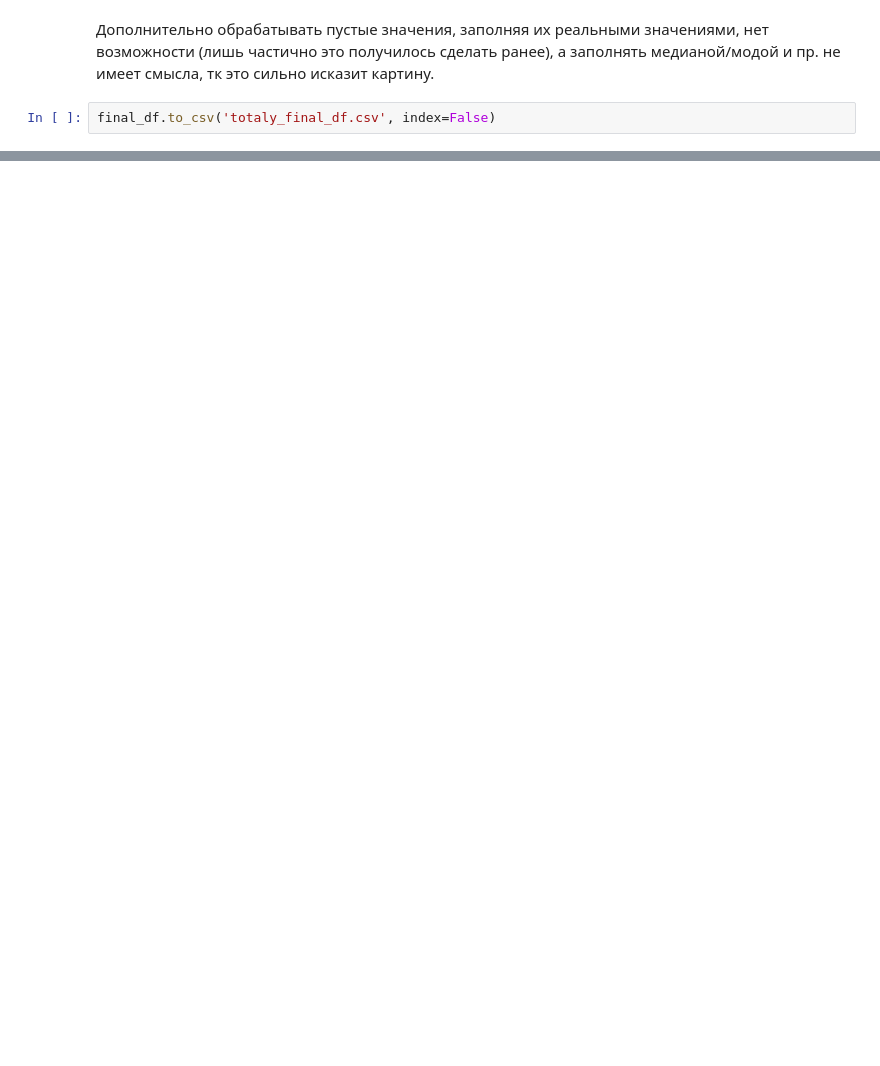
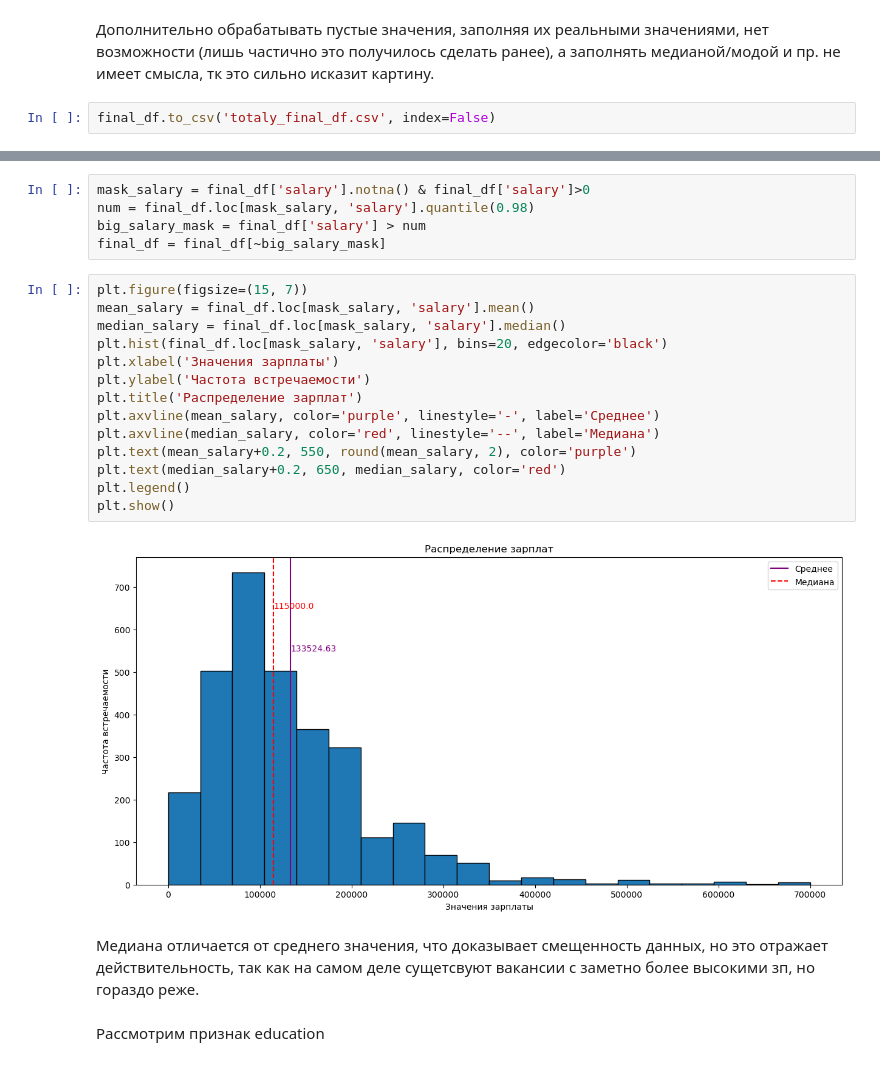
Before and after one commit to leosh1d/gp2, a Jupyter notebook: code/analysis/eda_df_final.ipynb, the cells around one changed output, grey strips where cells are left out. Saved outputs shown, nothing was run; the diff lists cells and outputs as text; blank space fills up the shorter version.

```diff
--- a/code/analysis/eda_df_final.ipynb
+++ b/code/analysis/eda_df_final.ipynb
@@ -393,0 +343,25 @@ plt.show()
+# %%
+mask_salary = final_df['salary'].notna() & final_df['salary']>0
+num = final_df.loc[mask_salary, 'salary'].quantile(0.98)
+big_salary_mask = final_df['salary'] > num
+final_df = final_df[~big_salary_mask]
+# %%
+plt.figure(figsize=(15, 7))
+mean_salary = final_df.loc[mask_salary, 'salary'].mean()
+median_salary = final_df.loc[mask_salary, 'salary'].median()
+plt.hist(final_df.loc[mask_salary, 'salary'], bins=20, edgecolor='black')
+plt.xlabel('Значения зарплаты')
+plt.ylabel('Частота встречаемости')
+plt.title('Распределение зарплат')
+plt.axvline(mean_salary, color='purple', linestyle='-', label='Среднее')
+plt.axvline(median_salary, color='red', linestyle='--', label='Медиана')
+plt.text(mean_salary+0.2, 550, round(mean_salary, 2), color='purple')
+plt.text(median_salary+0.2, 650, median_salary, color='red')
+plt.legend()
+plt.show()
+# %% [output]
+[figure, added]
+# %% [markdown]
+Медиана отличается от среднего значения, что доказывает смещенность данных, но это отражает действительность, так как на самом деле сущетсвуют вакансии с заметно более высокими зп, но гораздо реже.
+# %% [markdown]
+Рассмотрим признак education
```
Also changed, not shown: parts of 29 cells of this notebook.
